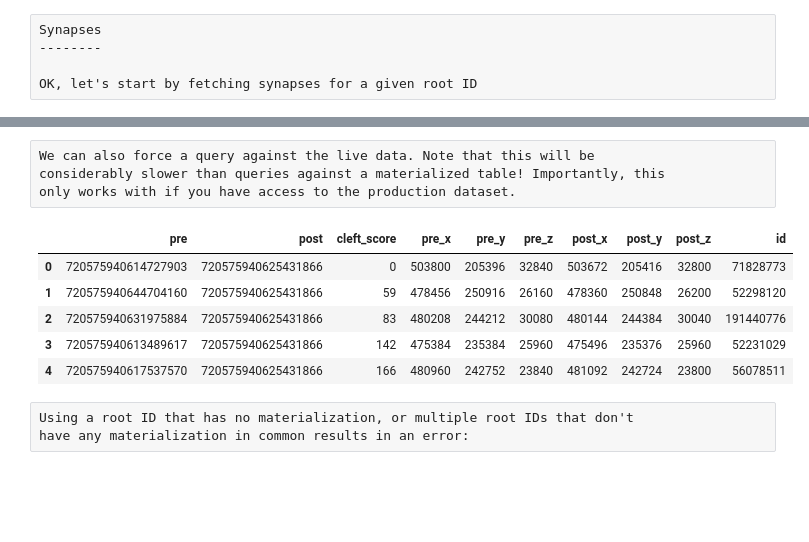
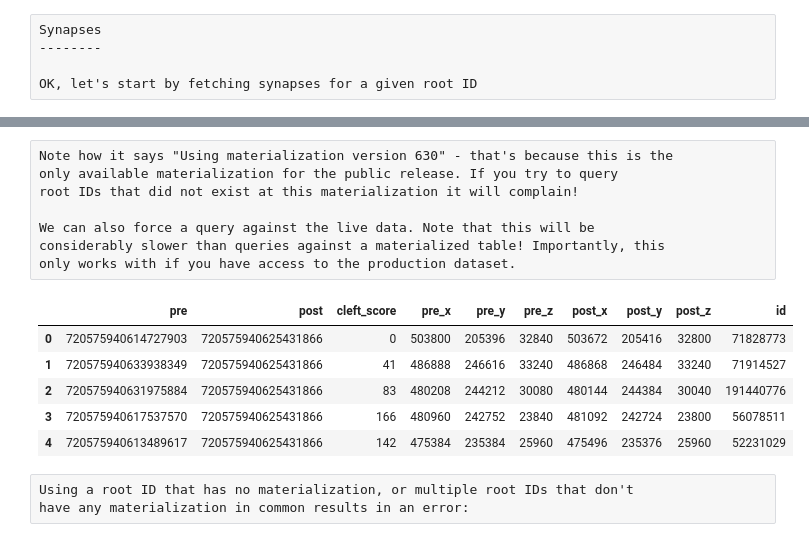
Before and after one commit to navis-org/fafbseg-py, a Jupyter notebook: docs/source/tutorials/flywire_connectivity.ipynb, the cells around one changed output, grey strips where cells are left out. Cells and saved outputs as stored; diff of their text form; code cells hidden in the pictures; blank space fills up the shorter version.

```diff
--- a/docs/source/tutorials/flywire_connectivity.ipynb
+++ b/docs/source/tutorials/flywire_connectivity.ipynb
@@ -90,19 +91,23 @@ Using materialization version 630
 # %% [raw]
+Note how it says "Using materialization version 630" - that's because this is the
+only available materialization for the public release. If you try to query
+root IDs that did not exist at this materialization it will complain!
+
 We can also force a query against the live data. Note that this will be
 considerably slower than queries against a materialized table! Importantly, this
 only works with if you have access to the production dataset.
 # %%
->>> syn_live = flywire.fetch_synapses(
-...     720575940625431866, mat="live", filtered=False, dataset="production"
+>>> syn_live = flywire.get_synapses(
+...     720575940625431866, materialization="live", filtered=False, dataset="production"
 ... )
 >>> syn_live.head()
 # %% [output]
 |  | pre | post | cleft_score | pre_x | pre_y | pre_z | post_x | post_y | post_z | id |
 | 0 | 720575940614727903 | 720575940625431866 | 0 | 503800 | 205396 | 32840 | 503672 | 205416 | 32800 | 71828773 |
-| 1 | 720575940644704160 | 720575940625431866 | 59 | 478456 | 250916 | 26160 | 478360 | 250848 | 26200 | 52298120 |
+| 1 | 720575940633938349 | 720575940625431866 | 41 | 486888 | 246616 | 33240 | 486868 | 246484 | 33240 | 71914527 |
 | 2 | 720575940631975884 | 720575940625431866 | 83 | 480208 | 244212 | 30080 | 480144 | 244384 | 30040 | 191440776 |
-| 3 | 720575940613489617 | 720575940625431866 | 142 | 475384 | 235384 | 25960 | 475496 | 235376 | 25960 | 52231029 |
-| 4 | 720575940617537570 | 720575940625431866 | 166 | 480960 | 242752 | 23840 | 481092 | 242724 | 23800 | 56078511 |
+| 3 | 720575940617537570 | 720575940625431866 | 166 | 480960 | 242752 | 23840 | 481092 | 242724 | 23800 | 56078511 |
+| 4 | 720575940613489617 | 720575940625431866 | 142 | 475384 | 235384 | 25960 | 475496 | 235376 | 25960 | 52231029 |
 # %% [raw]
 Using a root ID that has no materialization, or multiple root IDs that don't
 have any materialization in common results in an error:
```
Also changed, not shown: parts of 16 cells of this notebook, 6 other files.
